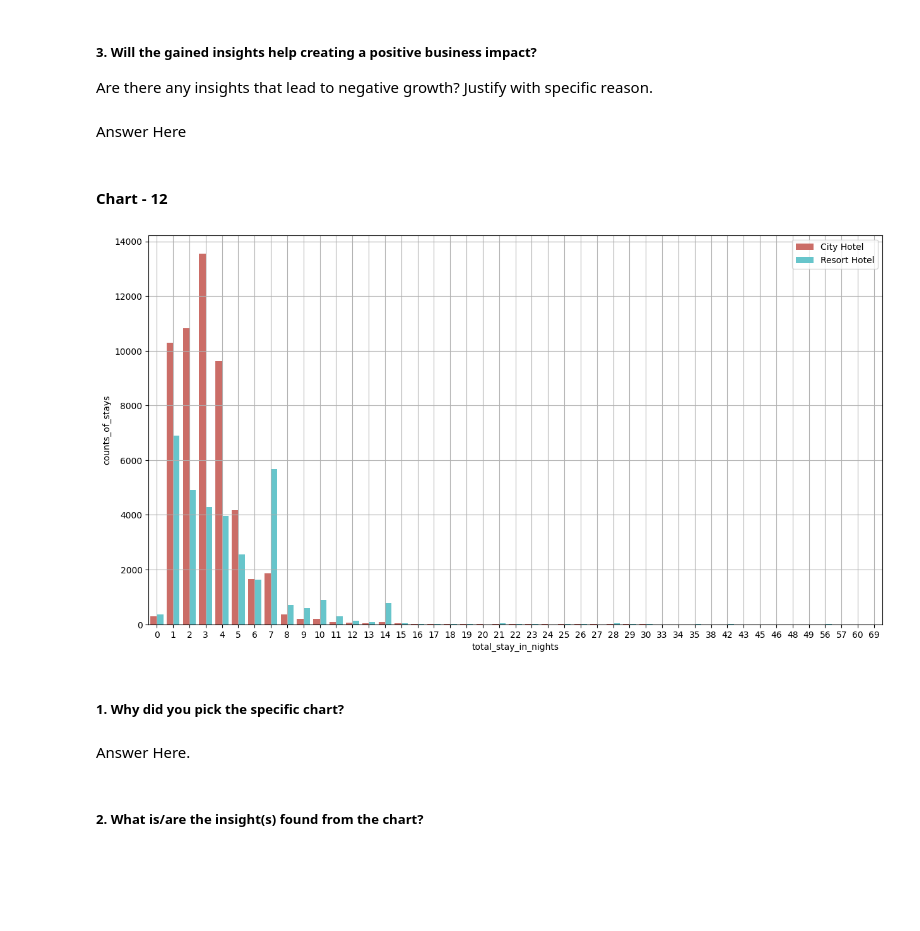
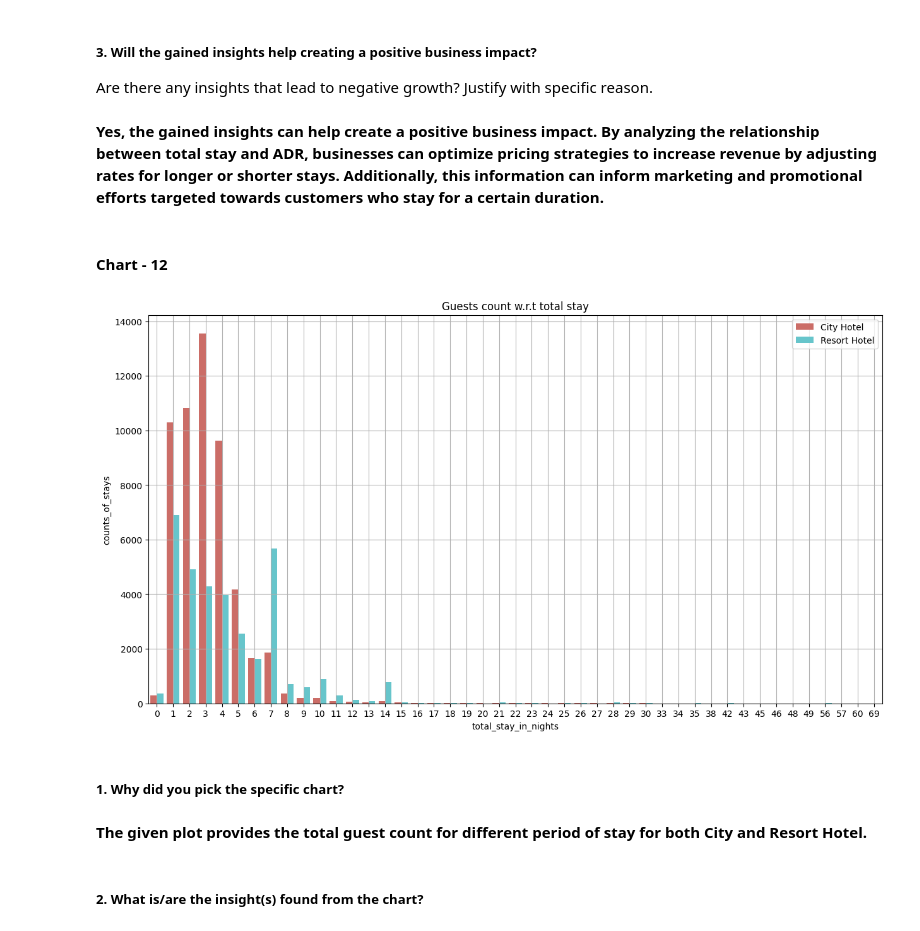
Before and after one commit to shubham19nijwala/EDA-Hotel_Booking, a Jupyter notebook: EDA_on_Hotel_Booking.ipynb, the cells around one changed output. Drawn from its saved outputs; the diff is of its cells as text; code cells hidden in the pictures; blank space fills up the shorter version.

```diff
--- a/EDA_on_Hotel_Booking.ipynb
+++ b/EDA_on_Hotel_Booking.ipynb
@@ -806,23 +807,24 @@ plt.show()
 # %% [markdown]
 ##### 3. Will the gained insights help creating a positive business impact?
 Are there any insights that lead to negative growth? Justify with specific reason.
-# %% [markdown]
-Answer Here
+# %% [markdown]
+**Yes, the gained insights can help create a positive business impact. By analyzing the relationship between total stay and ADR, businesses can optimize pricing strategies to increase revenue by adjusting rates for longer or shorter stays. Additionally, this information can inform marketing and promotional efforts targeted towards customers who stay for a certain duration.**
 # %% [markdown]
 #### Chart - 12
 # %%
 # Chart - 12 visualization code
 df=hotel_df.groupby(['total_stay_in_nights','hotel']).agg({'total_stay_in_nights':'count'}).rename(columns={'total_stay_in_nights':'counts_of_stays'}).reset_index()
 plt.figure(figsize=(15,8))
 sns.barplot(x='total_stay_in_nights',y='counts_of_stays',data=df,hue='hotel',palette = 'hls')
 plt.legend(loc=1)
 plt.grid(True)
+plt.title('Guests count w.r.t total stay')
 plt.show()
 # %% [output]
-[figure, old version]
+[figure, new version]
 # %% [markdown]
 ##### 1. Why did you pick the specific chart?
-# %% [markdown]
-Answer Here.
+# %% [markdown]
+**The given plot provides the total guest count for different period of stay for both City and Resort Hotel.**
 # %% [markdown]
 ##### 2. What is/are the insight(s) found from the chart?
```
Also changed, not shown: parts of 21 cells of this notebook.
